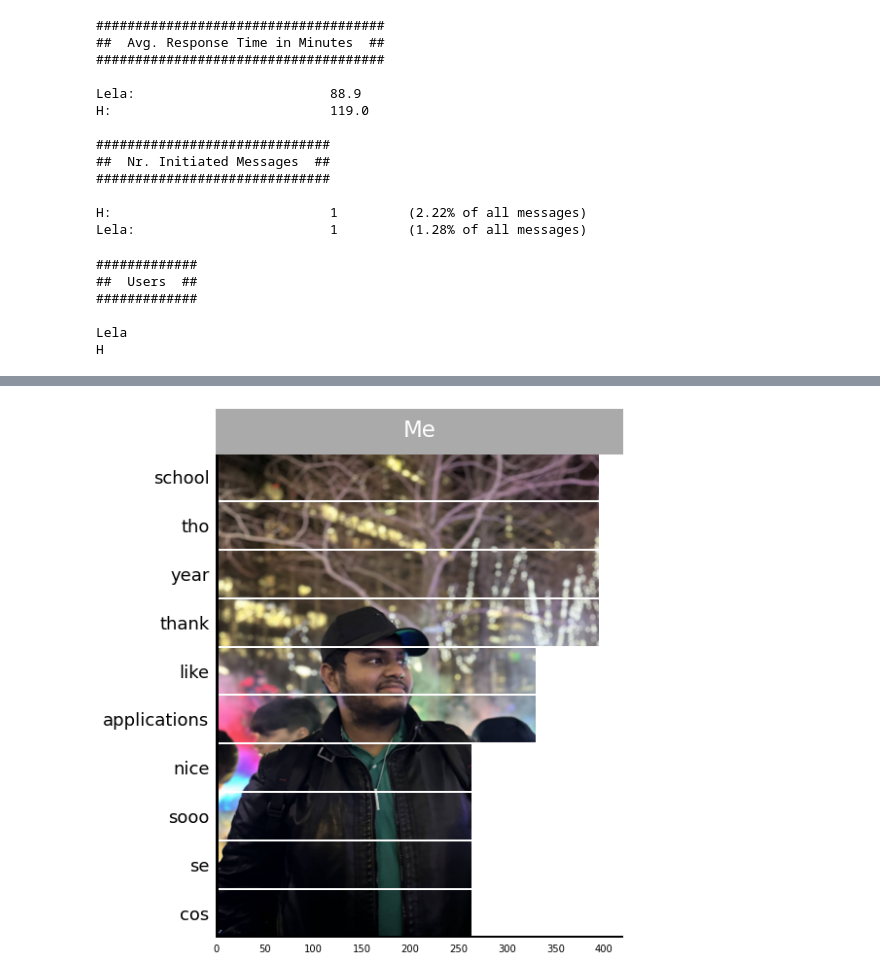
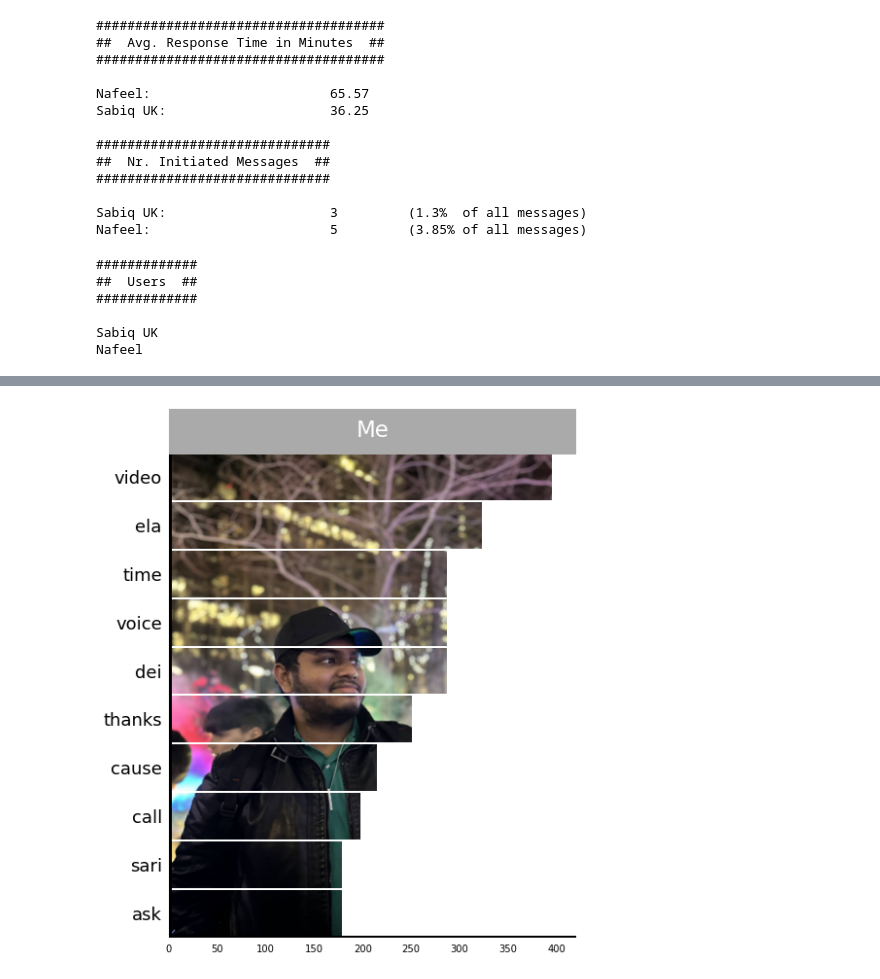
Before and after one commit to sabiqsabry/bawt, a Jupyter notebook: main.ipynb, the cells around one changed output, grey strips where cells are left out. Saved outputs shown, nothing was run; the diff lists cells and outputs as text; code cells hidden in the pictures.

```diff
--- a/main.ipynb
+++ b/main.ipynb
@@ -61,5 +79,5 @@ Requirement already satisfied: urllib3!=1.25.0,!=1.25.1,<1.26,>=1.21.1 in /usr/l
 # %%
-df = helper.import_data('/content/drive/MyDrive/Colab Notebooks/bawt - chat behaviour analysis/chat/User 6/WhatsApp Chat with Lela.txt')
+df = helper.import_data('/content/drive/MyDrive/Colab Notebooks/bawt - chat behaviour analysis/chat/User 9/WhatsApp Chat with Sabiq UK.txt')
 df = helper.preprocess_data(df)
 
 # Change labels for anonymization - Leave this at False
@@ -110,15 +133,15 @@ general.print_timing(df)
 ##  Avg. Response Time in Minutes  ##
 #####################################
 
-Lela:                         88.9
-H:                            119.0
+Nafeel:                       65.57
+Sabiq UK:                     36.25
 
 ##############################
 ##  Nr. Initiated Messages  ##
 ##############################
 
-H:                            1         (2.22% of all messages)
-Lela:                         1         (1.28% of all messages)
+Sabiq UK:                     3         (1.3%  of all messages)
+Nafeel:                       5         (3.85% of all messages)
 # %%
 counts = tf_idf.count_words_per_user(df, sentence_column="Message_Only_Text", user_column="User")
 counts = tf_idf.remove_stopwords(counts, language='english', column="Word")
@@ -131,11 +154,11 @@ tf_idf.print_users(df)
 ##  Users  ##
 #############
 
-Lela
-H
+Sabiq UK
+Nafeel
 # %%
 tf_idf.plot_unique_words(unique_words,
-                         user='Lela',
+                         user='Sabiq UK',
                          image_path='/content/drive/MyDrive/Colab Notebooks/bawt - chat behaviour analysis/images/IMG_6435.jpg', # use '../images/mask.png' to use the standard image
                          image_url=None,
                          title="Me",
@@ -147,4 +172,4 @@ tf_idf.plot_unique_words(unique_words,
-[figure, old version]
+[figure, new version]
 # %%
 # https://github.com/pandas-dev/pandas/issues/17892
 temp = df[['index', 'Message_Raw', 'User', 'Message_Clean', 'Message_Only_Text']].copy()
```
Also changed, not shown: parts of 17 cells of this notebook.
